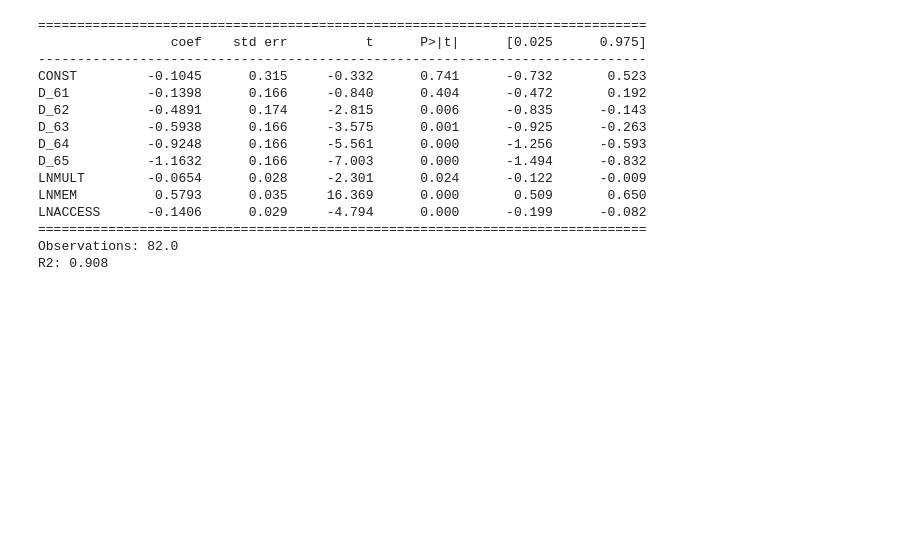
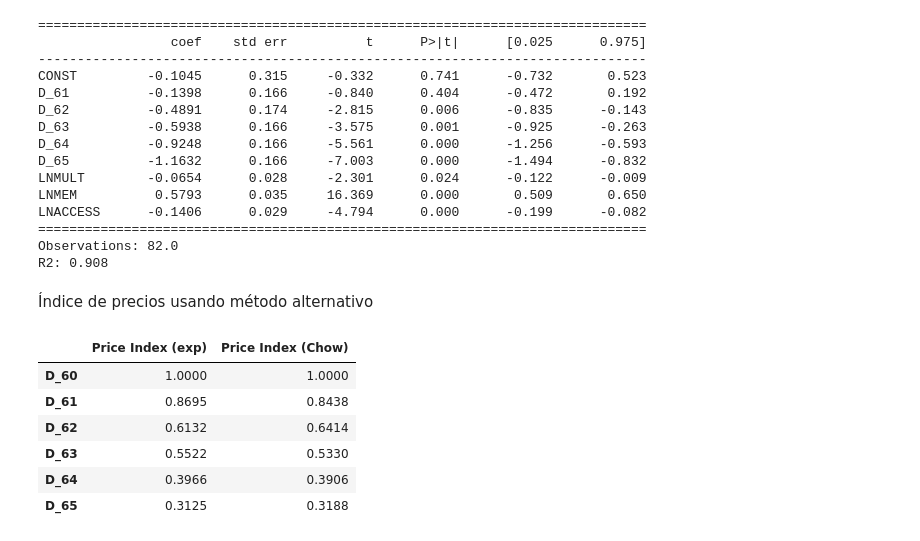
Before and after one commit to ArturoSbr/precios_hedonicos, a Jupyter notebook: cod/final.ipynb, the cells around one changed output. Drawn from its saved outputs; the diff is of its cells as text; code cells hidden in the pictures; blank space fills up the shorter version.

```diff
--- a/cod/final.ipynb
+++ b/cod/final.ipynb
@@ -98,3 +100,18 @@ LNACCESS      -0.1406      0.029     -4.794      0.000      -0.199      -0.082
 ==============================================================================
 Observations: 82.0
 R2: 0.908
+# %% [markdown]
+Índice de precios usando método alternativo
+# %%
+t = pd.concat([pd.Series([1], ['D_60']), np.exp(m1_res.params['D_61':'D_65'])]).to_frame()
+t.columns=['Price Index (exp)']
+t['Price Index (Chow)'] = [1,.8438,.6414,.5330,.3906,.3188]
+t.round(4)
+# %% [output]
+|  | Price Index (exp) | Price Index (Chow) |
+| D_60 | 1.0000 | 1.0000 |
+| D_61 | 0.8695 | 0.8438 |
+| D_62 | 0.6132 | 0.6414 |
+| D_63 | 0.5522 | 0.5330 |
+| D_64 | 0.3966 | 0.3906 |
+| D_65 | 0.3125 | 0.3188 |
```
Also changed, not shown: parts of 16 cells of this notebook.
